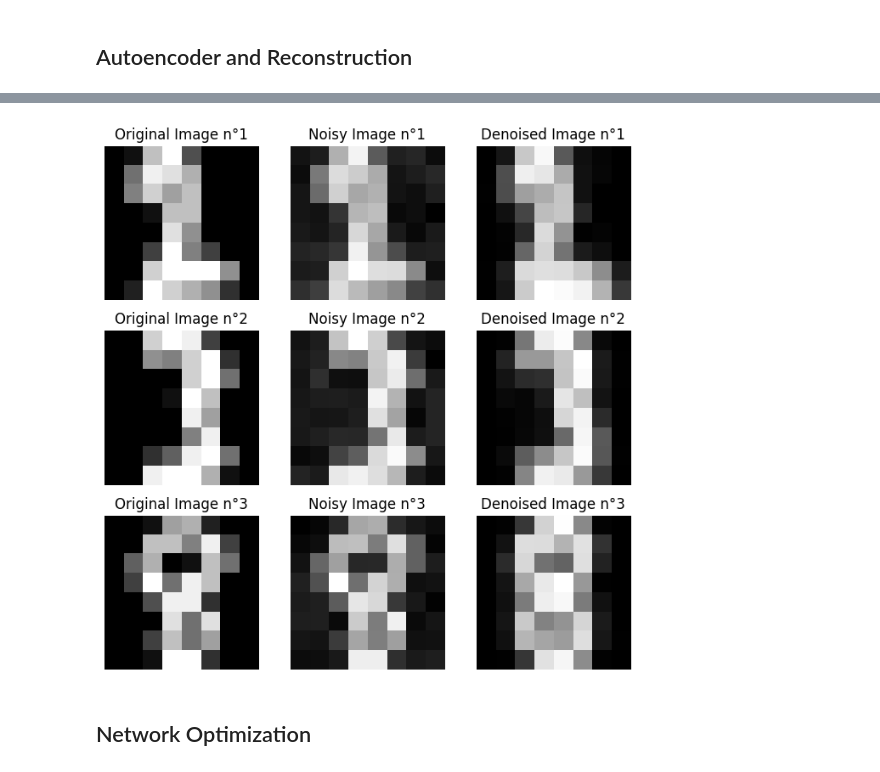
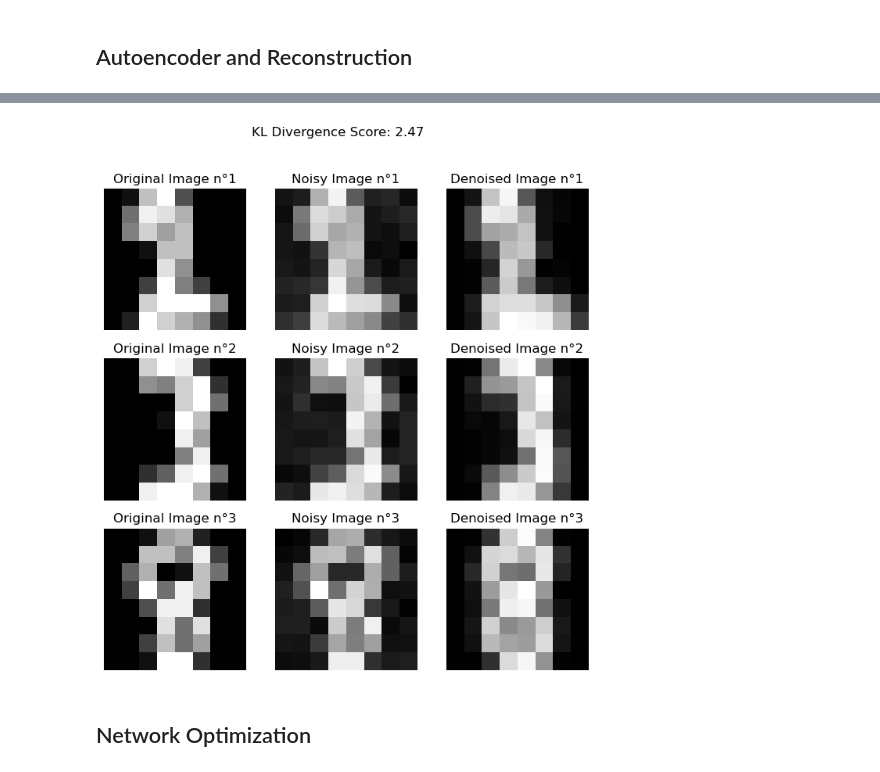
Before and after one commit to Ethan2541/Neural-Network-Library, a Jupyter notebook: experiments/denoiser.ipynb, the cells around one changed output, grey strips where cells are left out. Saved outputs shown, nothing was run; the diff lists cells and outputs as text; code cells hidden in the pictures.

```diff
--- a/experiments/denoiser.ipynb
+++ b/experiments/denoiser.ipynb
@@ -93,30 +91,33 @@ Score:  32.657644985682985
 # %%
 n_images = 3
 
 random_indexes = np.random.choice(range(len(X_test)), n_images)
 original_images = y_test[random_indexes]
 noisy_images = X_test[random_indexes]
 denoised_images = autoencoder(noisy_images)
 
 plt.subplots(3, 3, figsize=(8, 8))
+plt.suptitle(f"KL Divergence Score: {kullback_leibler_divergence(original_images, denoised_images):.2f}")
+
+
 for i in range(n_images):
     plt.subplot(3, 3, 3*i+1)
     plt.imshow(original_images[i].reshape(8, 8), cmap='gray')
     plt.title(f"Original Image n°{i+1}")
     plt.axis('off')
 
     plt.subplot(3, 3, 3*i+2)
     plt.imshow(noisy_images[i].reshape(8, 8), cmap='gray')
     plt.title(f"Noisy Image n°{i+1}")
     plt.axis('off')
 
     plt.subplot(3, 3, 3*i+3)
     plt.imshow(denoised_images[i].reshape(8, 8), cmap='gray')
     plt.title(f"Denoised Image n°{i+1}")
     plt.axis('off')
 plt.show()
 # %% [output]
-[figure, old version]
+[figure, new version]
 # %% [markdown]
 ## Network Optimization
 # %%
```
Also changed, not shown: parts of 18 cells of this notebook, 2 other files.
